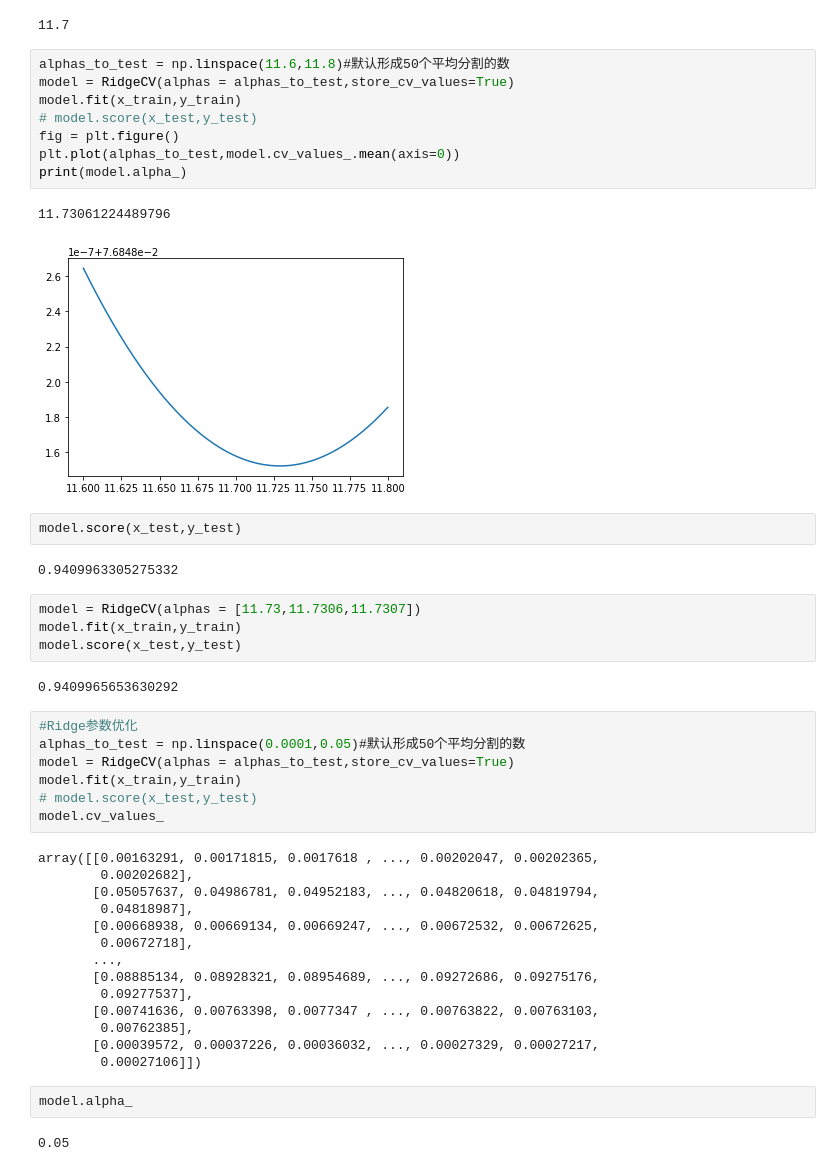
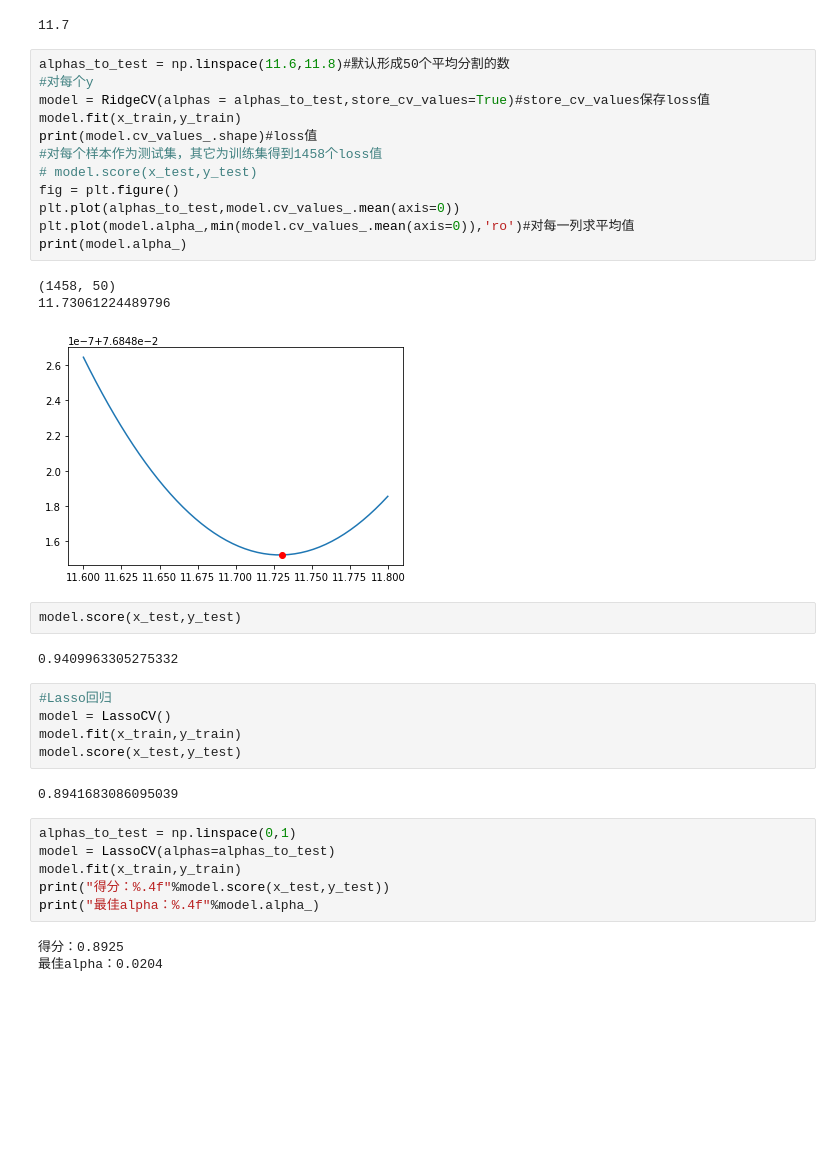
Before and after one commit to liushane/house_price, a Jupyter notebook: exercise.ipynb, the cells around one changed output. Saved outputs shown, nothing was run; the diff lists cells and outputs as text; blank space fills up the shorter version.

Commit message:
lasso ridge

```diff
--- a/exercise.ipynb
+++ b/exercise.ipynb
@@ -1034,47 +1034,37 @@ model.alpha_
 11.7
 # %%
 alphas_to_test = np.linspace(11.6,11.8)#默认形成50个平均分割的数
-model = RidgeCV(alphas = alphas_to_test,store_cv_values=True)
+#对每个y
+model = RidgeCV(alphas = alphas_to_test,store_cv_values=True)#store_cv_values保存loss值
 model.fit(x_train,y_train)
+print(model.cv_values_.shape)#loss值
+#对每个样本作为测试集，其它为训练集得到1458个loss值
 # model.score(x_test,y_test)
 fig = plt.figure()
 plt.plot(alphas_to_test,model.cv_values_.mean(axis=0))
+plt.plot(model.alpha_,min(model.cv_values_.mean(axis=0)),'ro')#对每一列求平均值
 print(model.alpha_)
 # %% [output]
+(1458, 50)
 11.73061224489796
-[figure, old version]
+[figure, new version]
 # %%
 model.score(x_test,y_test)
 # %% [output]
 0.9409963305275332
 # %%
-model = RidgeCV(alphas = [11.73,11.7306,11.7307])
+#Lasso回归
+model = LassoCV()
 model.fit(x_train,y_train)
 model.score(x_test,y_test)
 # %% [output]
-0.9409965653630292
+0.8941683086095039
 # %%
-#Ridge参数优化
-alphas_to_test = np.linspace(0.0001,0.05)#默认形成50个平均分割的数
-model = RidgeCV(alphas = alphas_to_test,store_cv_values=True)
+alphas_to_test = np.linspace(0,1)
+model = LassoCV(alphas=alphas_to_test)
 model.fit(x_train,y_train)
-# model.score(x_test,y_test)
-model.cv_values_
+print("得分：%.4f"%model.score(x_test,y_test))
+print("最佳alpha：%.4f"%model.alpha_)
 # %% [output]
-array([[0.00163291, 0.00171815, 0.0017618 , ..., 0.00202047, 0.00202365,
-        0.00202682],
-       [0.05057637, 0.04986781, 0.04952183, ..., 0.04820618, 0.04819794,
-        0.04818987],
-       [0.00668938, 0.00669134, 0.00669247, ..., 0.00672532, 0.00672625,
-        0.00672718],
-       ...,
-       [0.08885134, 0.08928321, 0.08954689, ..., 0.09272686, 0.09275176,
-        0.09277537],
-       [0.00741636, 0.00763398, 0.0077347 , ..., 0.00763822, 0.00763103,
-        0.00762385],
-       [0.00039572, 0.00037226, 0.00036032, ..., 0.00027329, 0.00027217,
-        0.00027106]])
+得分：0.8925
+最佳alpha：0.0204
-# %%
-model.alpha_
-# %% [output]
-0.05
```
Also changed, not shown: parts of 2 cells of this notebook, 2 other files.
